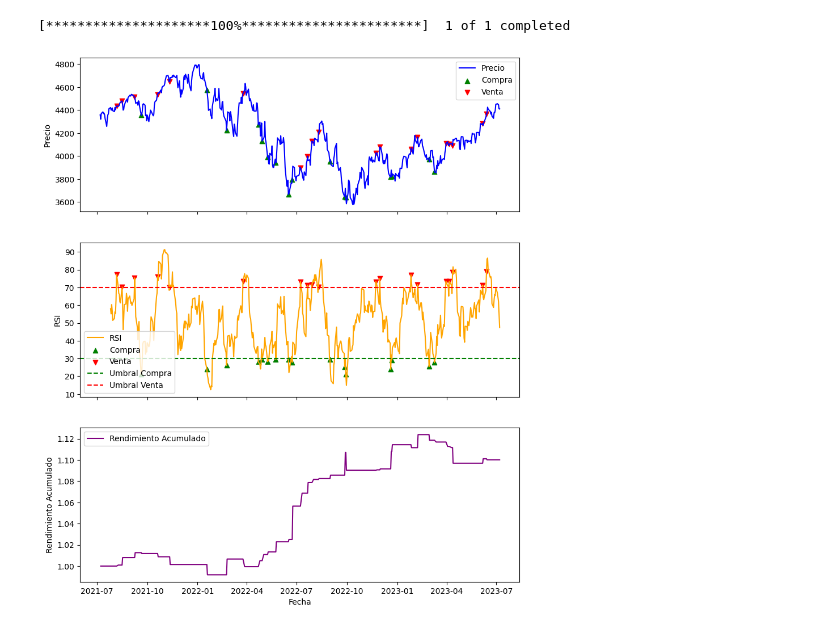
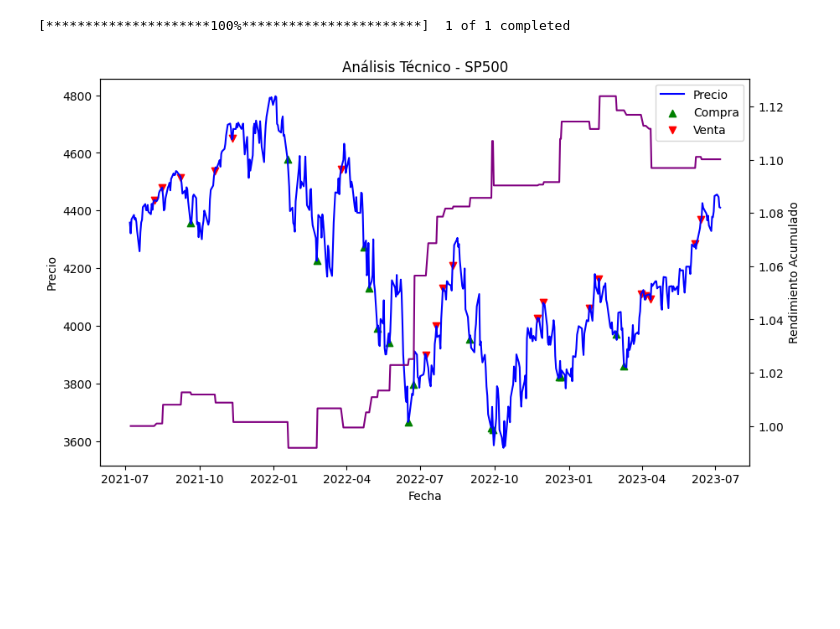
Before and after one commit to karloxkronfeld/Finanzas, a Jupyter notebook: RSI_gpt.ipynb, the cells around one changed output. Drawn from its saved outputs; the diff is of its cells as text; code cells hidden in the pictures; blank space fills up the shorter version.

```diff
--- a/RSI_gpt.ipynb
+++ b/RSI_gpt.ipynb
@@ -75,48 +153,42 @@ window = 14
 data['Change'] = data['Close'].diff()
 data['Gain'] = data['Change'].where(data['Change'] > 0, 0)
 data['Loss'] = -data['Change'].where(data['Change'] < 0, 0)
 data['AvgGain'] = data['Gain'].rolling(window).mean()
 data['AvgLoss'] = data['Loss'].rolling(window).mean()
 data['RS'] = data['AvgGain'] / data['AvgLoss']
 data['RSI'] = 100 - (100 / (1 + data['RS']))
 
 # Generar las señales de compra y venta
 data['Signal'] = 0
 data.loc[(data['RSI'] < 30) & (data['RSI'].shift(1) >= 30), 'Signal'] = 1  # Señal de compra en RSI < 30
 data.loc[(data['RSI'] > 70) & (data['RSI'].shift(1) <= 70), 'Signal'] = -1  # Señal de venta en RSI > 70
 
 # Calcular el rendimiento acumulado de la estrategia
 data['Returns'] = data['Close'].pct_change()
 data['Strategy_Returns'] = data['Signal'].shift() * data['Returns']
 data['Cumulative_Returns'] = (1 + data['Strategy_Returns']).cumprod()
 
 # Crear los subplots
-fig, (ax1, ax2, ax3) = plt.subplots(3, 1, figsize=(10, 12), sharex=True)
+fig, ax1 = plt.subplots(figsize=(10, 6))
 
-# Subplot del precio y señales
+# Graficar el precio y las señales
 ax1.plot(data['Close'], color='blue', label='Precio')
 ax1.scatter(data[data['Signal'] == 1].index, data[data['Signal'] == 1]['Close'], marker='^', color='green', label='Compra')
 ax1.scatter(data[data['Signal'] == -1].index, data[data['Signal'] == -1]['Close'], marker='v', color='red', label='Venta')
+ax1.set_ylabel('Precio')
+ax1.set_xlabel('Fecha')
 ax1.legend()
-ax1.set_ylabel('Precio')
 
-# Subplot del RSI y señales
-ax2.plot(data['RSI'], color='orange', label='RSI')
-ax2.scatter(data[data['Signal'] == 1].index, data[data['Signal'] == 1]['RSI'], marker='^', color='green', label='Compra')
-ax2.scatter(data[data['Signal'] == -1].index, data[data['Signal'] == -1]['RSI'], marker='v', color='red', label='Venta')
-ax2.axhline(30, color='green', linestyle='--', label='Umbral Compra')
-ax2.axhline(70, color='red', linestyle='--', label='Umbral Venta')
-ax2.legend()
-ax2.set_ylabel('RSI')
+# Agregar el rendimiento acumulado en un eje secundario
+ax2 = ax1.twinx()
+ax2.plot(data['Cumulative_Returns'], color='purple', label='Rendimiento Acumulado')
+ax2.set_ylabel('Rendimiento Acumulado')
 
-# Subplot del rendimiento acumulado
-ax3.plot(data['Cumulative_Returns'], color='purple', label='Rendimiento Acumulado')
-ax3.legend()
-ax3.set_ylabel('Rendimiento Acumulado')
-ax3.set_xlabel('Fecha')
+# Configurar título y etiquetas de los ejes
+plt.title('Análisis Técnico - SP500')
 
-# Mostrar las gráficas
+# Mostrar el gráfico
 plt.show()
 # %% [output]
 [*********************100%***********************]  1 of 1 completed
-[figure, old version]
+[figure, new version]
```
Also changed, not shown: parts of 3 cells of this notebook.
